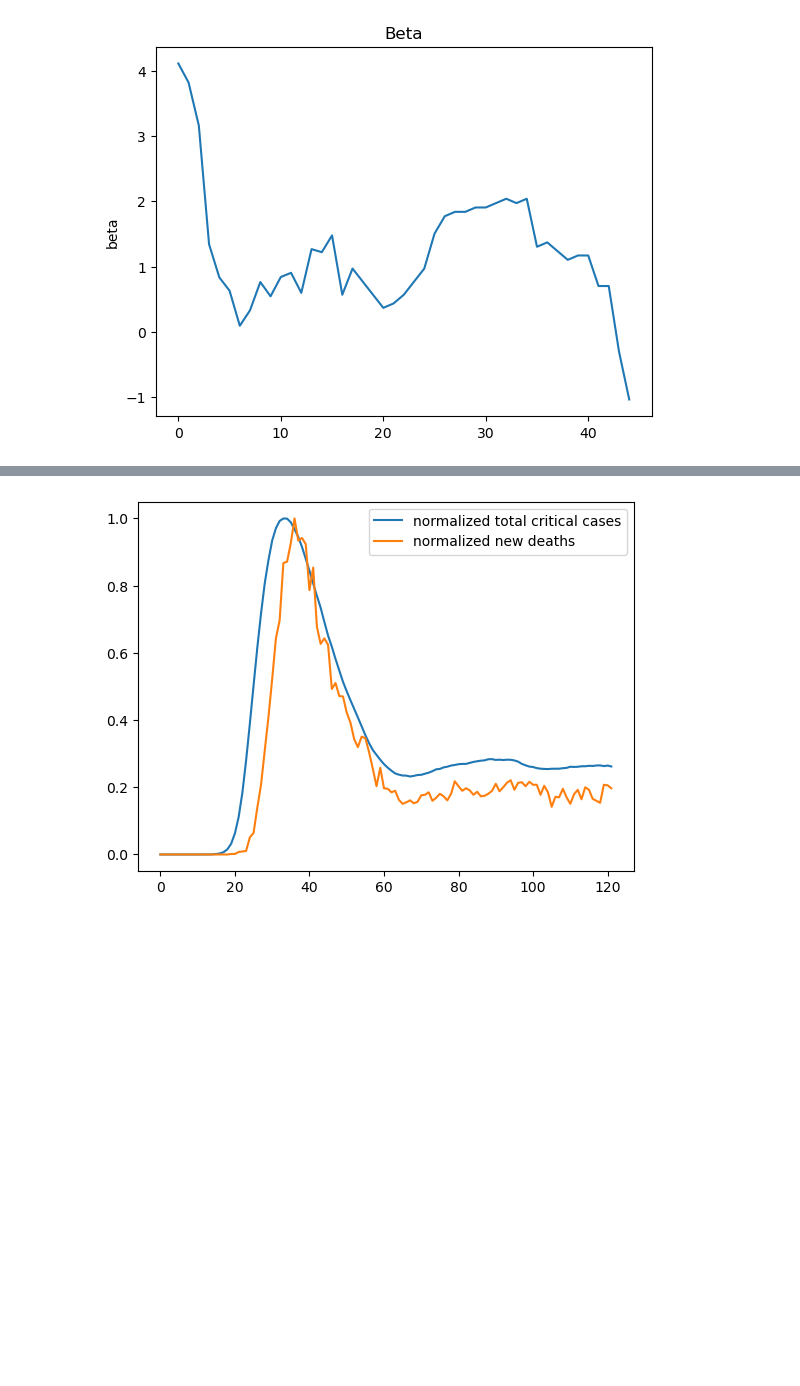
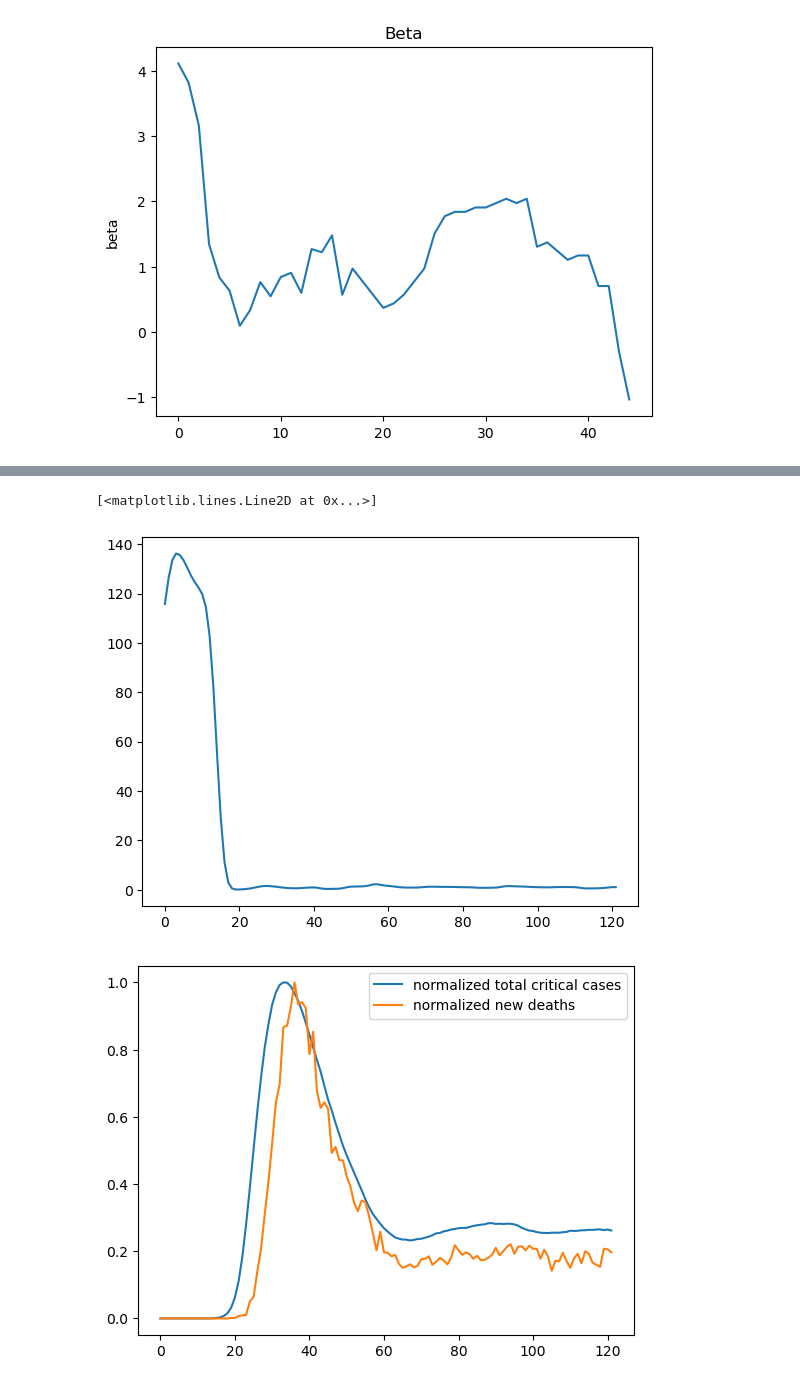
Before and after one commit to gregoirebechade/covid_internship, a Jupyter notebook: 00_data_synthesis.ipynb, the cells around one changed output, grey strips where cells are left out. Drawn from its saved outputs; the diff is of its cells as text; code cells hidden in the pictures; blank space fills up the shorter version.

```diff
--- a/00_data_synthesis.ipynb
+++ b/00_data_synthesis.ipynb
@@ -140,3 +149,8 @@ Loading location-specific data for "Sweden"
+# %%
+plt.plot(my_simulation_sweden_interventions.compute_r_eff())
+# %% [output]
+[<matplotlib.lines.Line2D at 0x...>]
+[figure, added]
 # %%
 plt.plot(my_simulation_sweden_interventions.results['n_critical']/max(my_simulation_sweden_interventions.results['n_critical']), label='normalized total critical cases')
 plt.plot(my_simulation_sweden_interventions.results['new_deaths']/max(my_simulation_sweden_interventions.results['new_deaths']), label='normalized new deaths')
```
Also changed, not shown: parts of 2 cells of this notebook, 1 other file.
